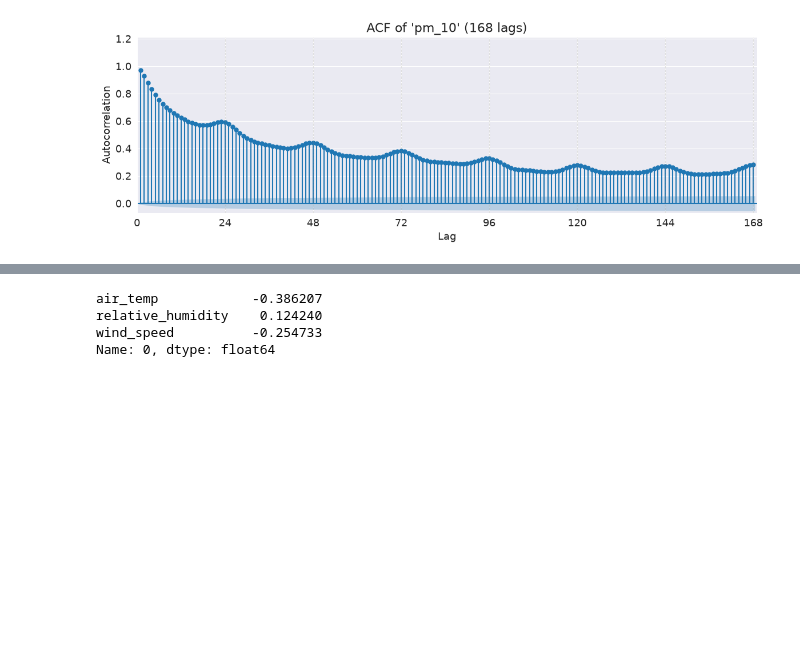
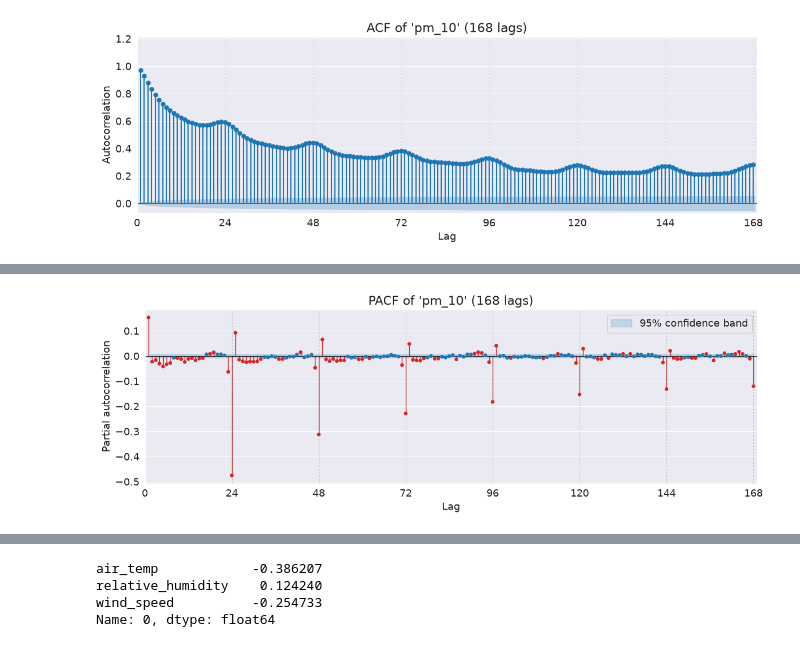
Before and after one commit to Pabito22/AirPolutionForecasting, a Jupyter notebook: notebooks/4-PW-correlation.ipynb, the cells around one changed output, grey strips where cells are left out. Cells and saved outputs as stored; diff of their text form; code cells hidden in the pictures; blank space fills up the shorter version.

```diff
--- a/notebooks/4-PW-correlation.ipynb
+++ b/notebooks/4-PW-correlation.ipynb
@@ -91,0 +92,8 @@ pyplot.show()
+# %%
+#plot PACF for fetrended data
+daily_detrended_checker.plot_pacf_graph(
+    nlags=168, seasonal_period=24,
+)  # daily guide lines every 24 lags
+pyplot.show()
+# %% [output]
+[figure, added]
```
Also changed, not shown: parts of 12 cells of this notebook, 1 other file.
